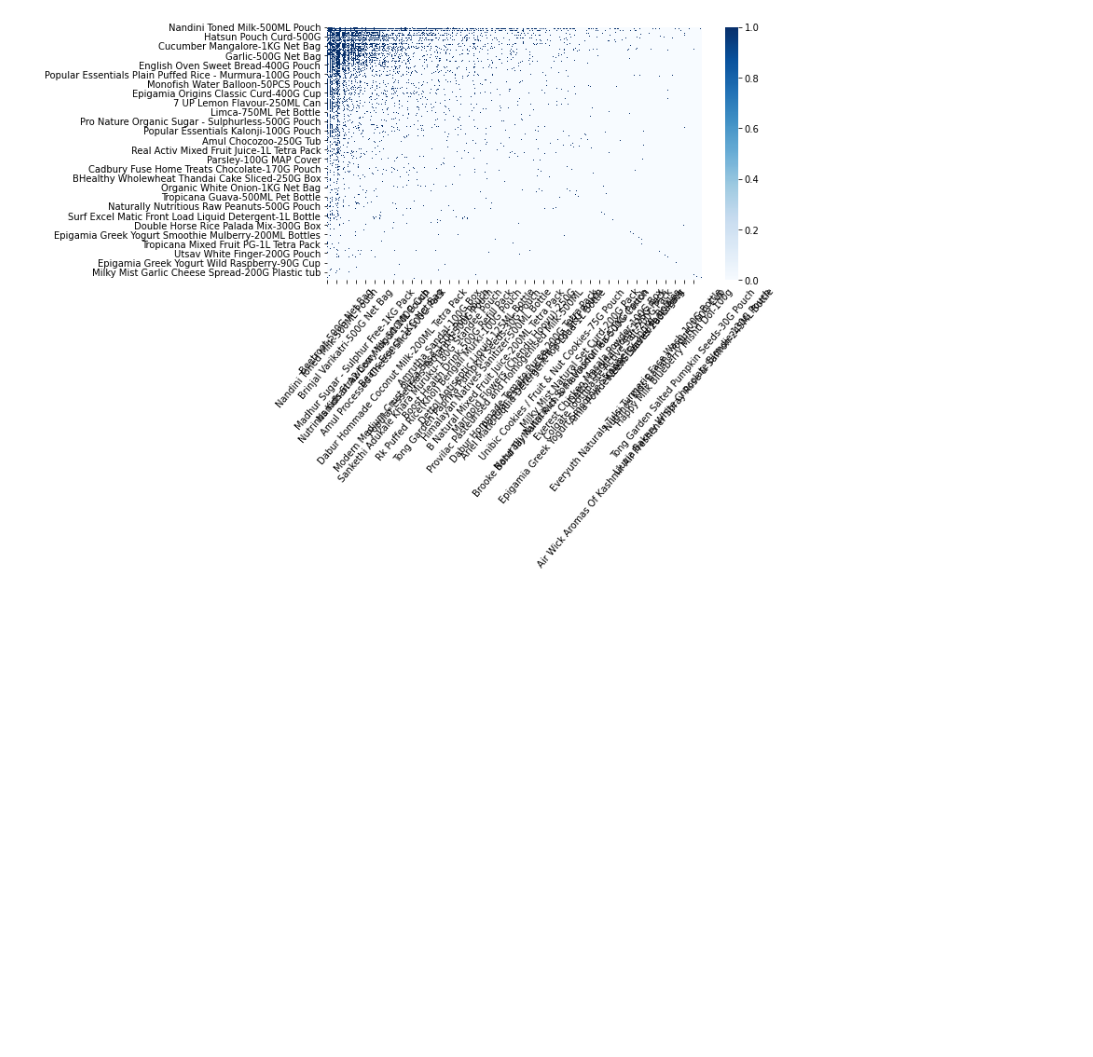
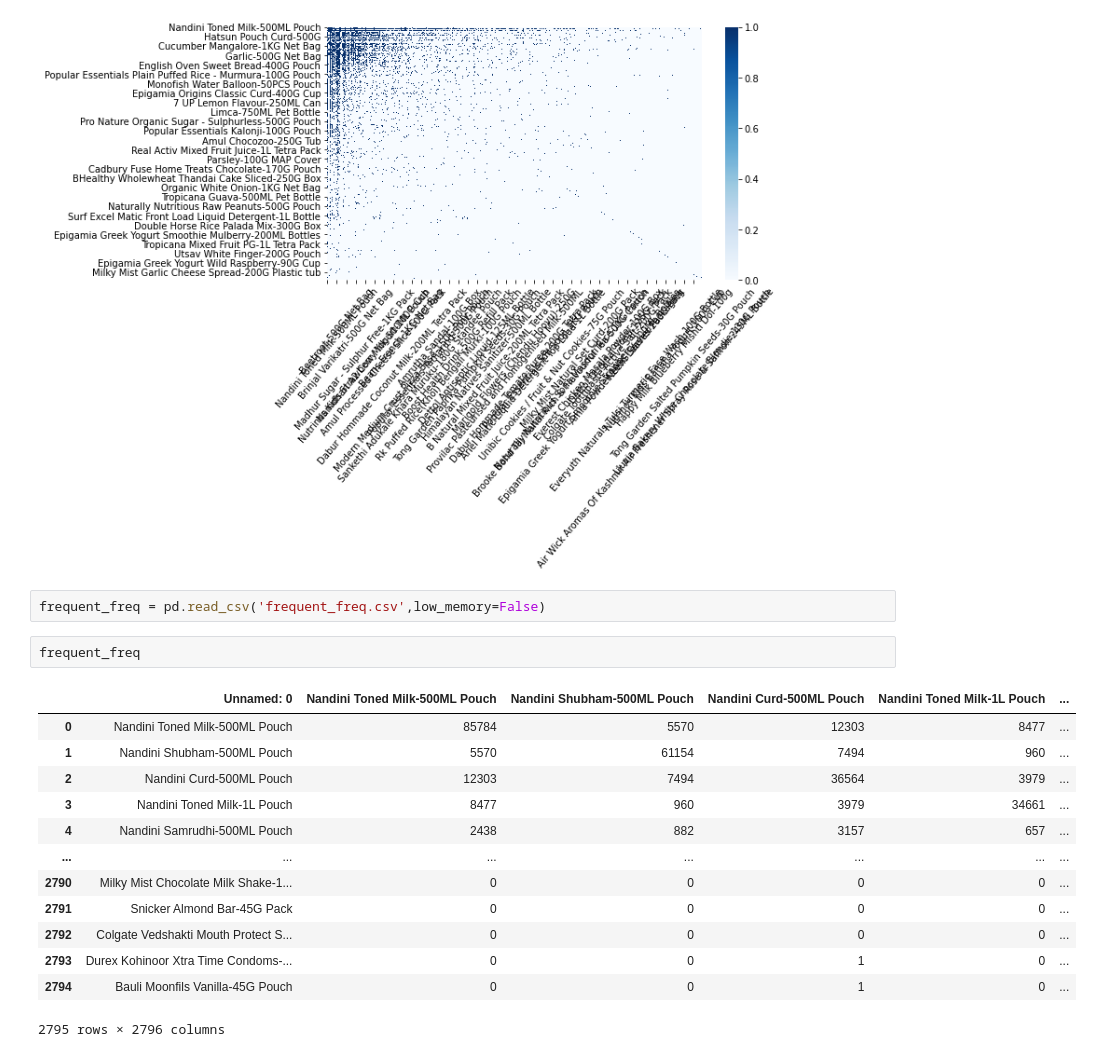
Before and after one commit to maddyrajesh/fth-rbms, a Jupyter notebook: Item-Item.ipynb, the cells around one changed output. Saved outputs shown, nothing was run; the diff lists cells and outputs as text; blank space fills up the shorter version.

```diff
--- a/Item-Item.ipynb
+++ b/Item-Item.ipynb
@@ -149,3 +149,21 @@ plt.xticks(rotation=50)
 plt.savefig("heatmap.png", dpi = 300)
 # %% [output]
 [figure]
+# %%
+frequent_freq = pd.read_csv('frequent_freq.csv',low_memory=False)
+# %%
+frequent_freq
+# %% [output]
+|  | Unnamed: 0 | Nandini Toned Milk-500ML Pouch | Nandini Shubham-500ML Pouch | Nandini Curd-500ML Pouch | Nandini Toned Milk-1L Pouch | ... |
+| 0 | Nandini Toned Milk-500ML Pouch | 85784 | 5570 | 12303 | 8477 | ... |
+| 1 | Nandini Shubham-500ML Pouch | 5570 | 61154 | 7494 | 960 | ... |
+| 2 | Nandini Curd-500ML Pouch | 12303 | 7494 | 36564 | 3979 | ... |
+| 3 | Nandini Toned Milk-1L Pouch | 8477 | 960 | 3979 | 34661 | ... |
+| 4 | Nandini Samrudhi-500ML Pouch | 2438 | 882 | 3157 | 657 | ... |
+| ... | ... | ... | ... | ... | ... | ... |
+| 2790 | Milky Mist Chocolate Milk Shake-1... | 0 | 0 | 0 | 0 | ... |
+| 2791 | Snicker Almond Bar-45G Pack | 0 | 0 | 0 | 0 | ... |
+| 2792 | Colgate Vedshakti Mouth Protect S... | 0 | 0 | 0 | 0 | ... |
+| 2793 | Durex Kohinoor Xtra Time Condoms-... | 0 | 0 | 1 | 0 | ... |
+| 2794 | Bauli Moonfils Vanilla-45G Pouch | 0 | 0 | 1 | 0 | ... |
+2795 rows × 2796 columns
```
Also changed, not shown: parts of 3 cells of this notebook.
